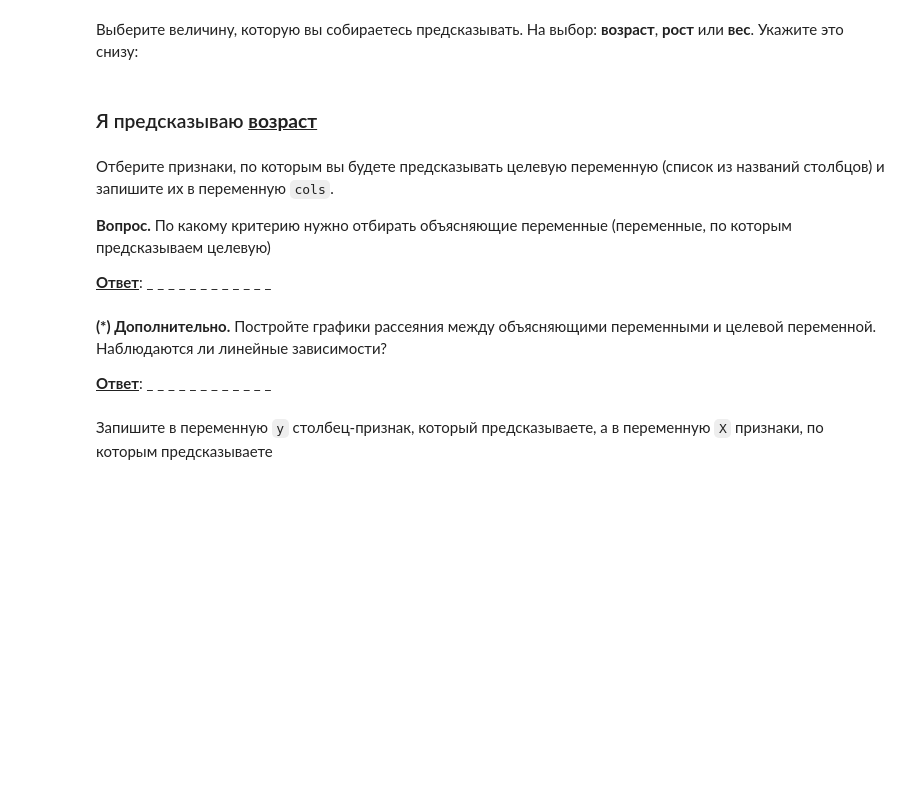
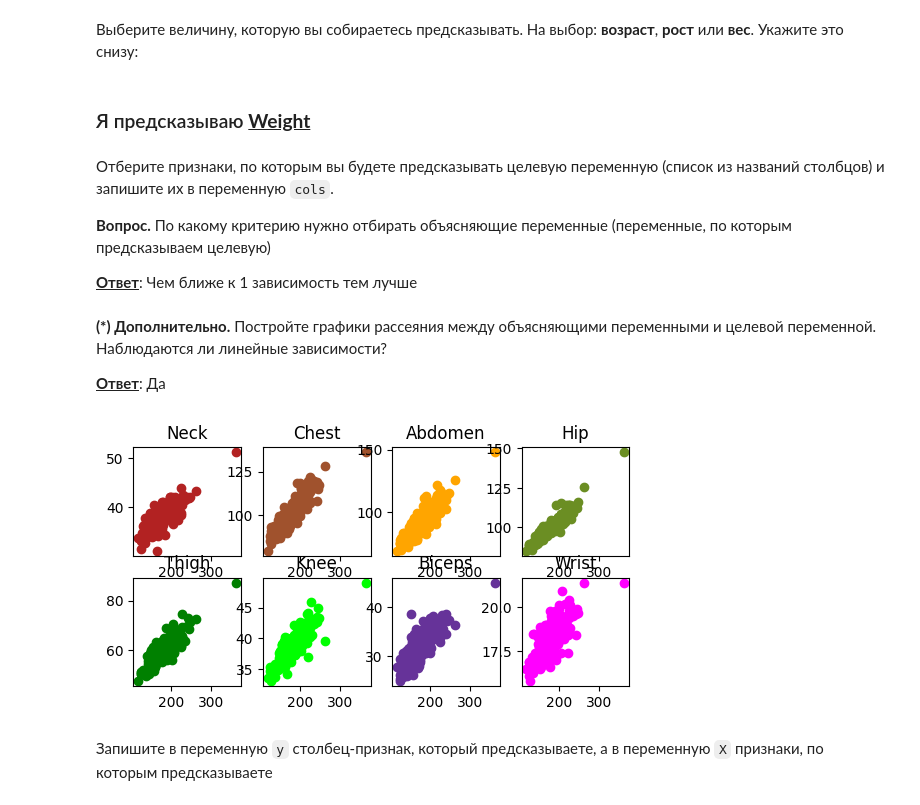
Before and after one commit to SayNoToMustache/sber_hw_bmla, a Jupyter notebook: 1_Практическая_Линейные_модели.ipynb, the cells around one changed output. Drawn from its saved outputs; the diff is of its cells as text; code cells hidden in the pictures; blank space fills up the shorter version.

```diff
--- a/1_Практическая_Линейные_модели.ipynb
+++ b/1_Практическая_Линейные_модели.ipynb
@@ -67,14 +138,14 @@ df.corr().style.background_gradient('gray').format('{:.2g}'.format)
 # %% [markdown]
 Выберите величину, которую вы собираетесь предсказывать. На выбор: **возраст**, **рост** или **вес**. Укажите это снизу:
 # %% [markdown]
-### Я предсказываю <u>**возраст**</u>
+### Я предсказываю <u>**Weight**</u>
 # %% [markdown]
 Отберите признаки, по которым вы будете предсказывать целевую переменную (список из названий столбцов) и запишите их в переменную `cols`.
 
 **Вопрос.** По какому критерию нужно отбирать объясняющие переменные (переменные, по которым предсказываем целевую)
 
-<u>**Ответ**</u>: _ _ _ _ _ _ _ _ _ _ _ _
+<u>**Ответ**</u>: Чем ближе к 1 зависимость тем лучше
 # %% [markdown]
 **(*) Дополнительно.** Постройте графики рассеяния между объясняющими переменными и целевой переменной. Наблюдаются ли линейные зависимости?
 
-<u>**Ответ**</u>: _ _ _ _ _ _ _ _ _ _ _ _
+<u>**Ответ**</u>: Да
@@ -86,3 +152,35 @@ X = df[cols] # отбираем нужные столбцы из исходно
+# %%
+### ЗДЕСЬ ВАШ КОД ¯\_(ツ)_/¯
+
+cols =  ['Neck', 'Chest', 'Abdomen', 'Hip', 'Thigh', 'Knee', 'Biceps', 'Wrist']# список из столбцов - объясняющих переменных
+X = df[cols] # отбираем нужные столбцы из исходного датафрейма
+plt.subplot(3, 4, 1)
+plt.scatter(df['Weight'], X['Neck'], c = 'firebrick')
+plt.title('Neck')
+plt.subplot(3, 4, 2)
+plt.scatter(df['Weight'], X['Chest'], c = 'sienna')
+plt.title('Chest')
+plt.subplot(3, 4, 3)
+plt.scatter(df['Weight'], X['Abdomen'], c = 'orange')
+plt.title('Abdomen')
+plt.subplot(3, 4, 4)
+plt.scatter(df['Weight'], X['Hip'], c = 'olivedrab')
+plt.title('Hip')
+plt.subplot(3, 4, 5)
+plt.scatter(df['Weight'], X['Thigh'], c = 'green')
+plt.title('Thigh')
+plt.subplot(3, 4, 6)
+plt.scatter(df['Weight'], X['Knee'], c = 'lime')
+plt.title('Knee')
+plt.subplot(3, 4, 7)
+plt.scatter(df['Weight'], X['Biceps'], c = 'rebeccapurple')
+plt.title('Biceps')
+plt.subplot(3, 4, 8)
+plt.scatter(df['Weight'], X['Wrist'], c = 'fuchsia')
+plt.title('Wrist')
+plt.show()
+# %% [output]
+[figure, added]
 # %% [markdown]
 Запишите в переменную `y` столбец-признак, который предсказываете, а в переменную `X` признаки, по которым предсказываете
 # %%
```
Also changed, not shown: parts of 14 cells of this notebook, 2 other files.
